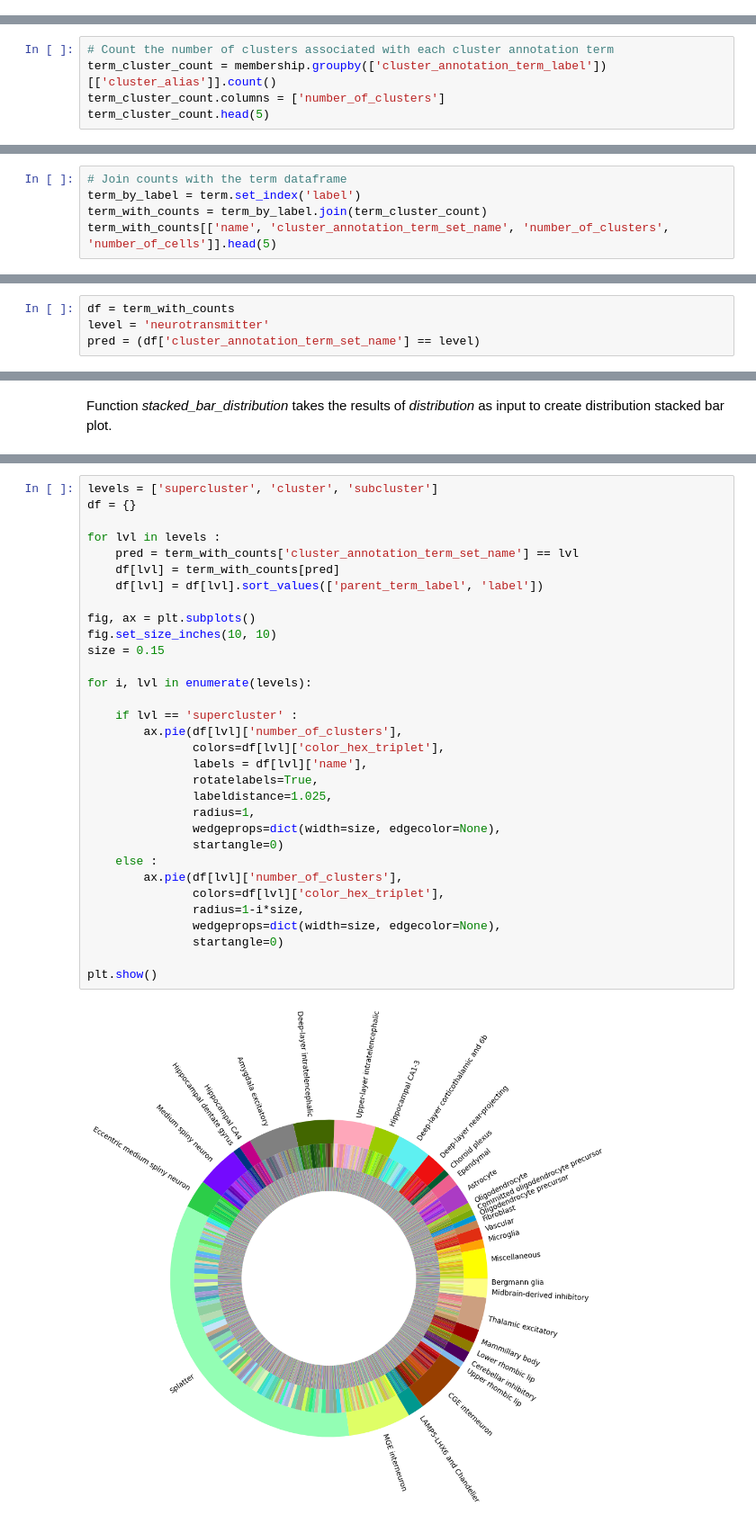
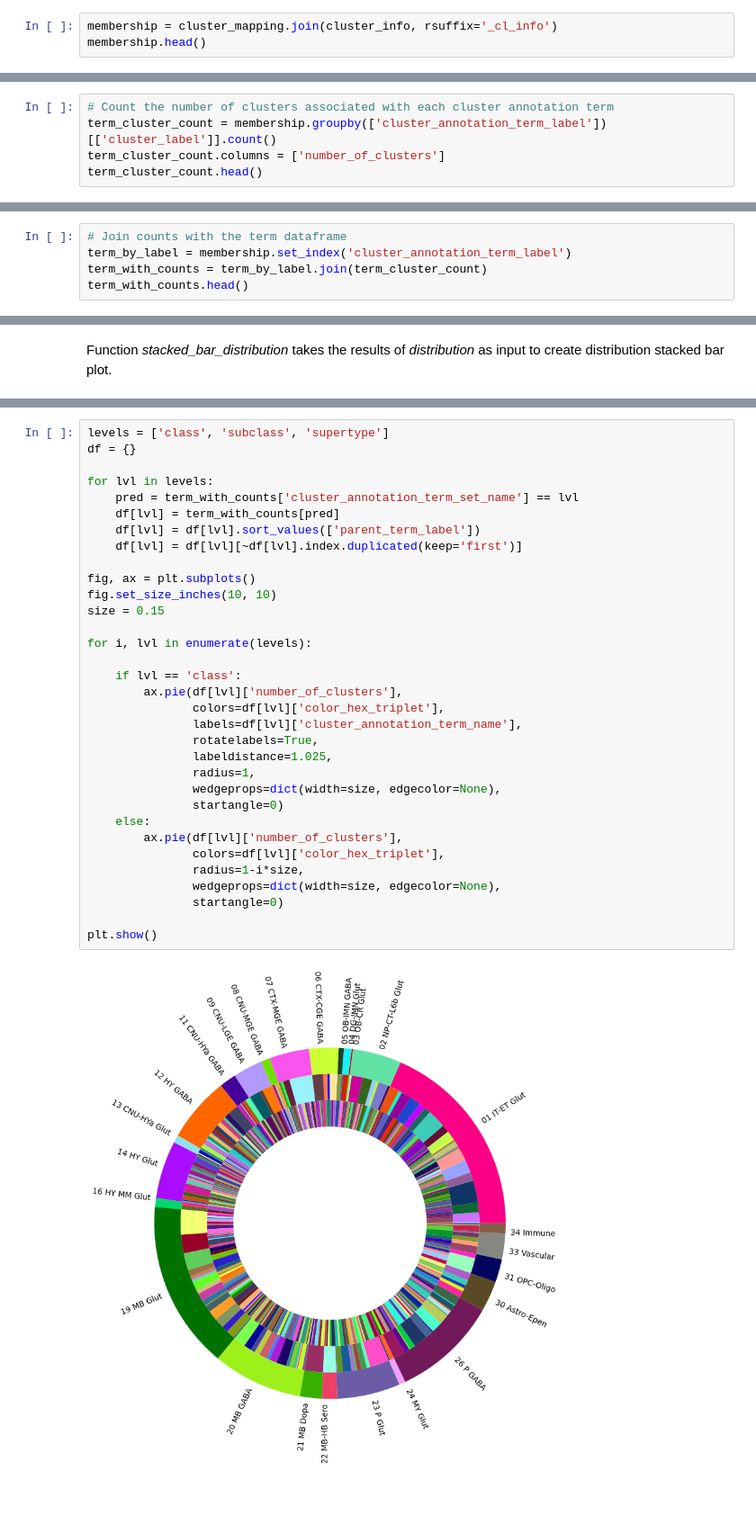
Before and after one commit to rachelhostetler/abc_atlas_access, a Jupyter notebook: notebooks/Zeng-Aging-Mouse_cluster_annotation_tutorial.ipynb, the cells around one changed output, grey strips where cells are left out. Shown at 90% size. Saved outputs shown, nothing was run; the diff lists cells and outputs as text; blank space fills up the shorter version.

```diff
--- a/notebooks/Zeng-Aging-Mouse_cluster_annotation_tutorial.ipynb
+++ b/notebooks/Zeng-Aging-Mouse_cluster_annotation_tutorial.ipynb
@@ -138,0 +117,3 @@ We can obtain cluster and cell counts per cluster annotation term using the pand
+# %%
+membership = cluster_mapping.join(cluster_info, rsuffix='_cl_info')
+membership.head()
@@ -139,8 +130,8 @@ We can obtain cluster and cell counts per cluster annotation term using the pand
 # %%
 # Count the number of clusters associated with each cluster annotation term
-term_cluster_count = membership.groupby(['cluster_annotation_term_label'])[['cluster_alias']].count()
+term_cluster_count = membership.groupby(['cluster_annotation_term_label'])[['cluster_label']].count()
 term_cluster_count.columns = ['number_of_clusters']
-term_cluster_count.head(5)
+term_cluster_count.head()
 # %% [output]
 |  | number_of_clusters |
 | cluster_annotation_term_label |  |
@@ -152,6 +143,6 @@ term_cluster_count.head(5)
 # %%
 # Join counts with the term dataframe
-term_by_label = term.set_index('label')
+term_by_label = membership.set_index('cluster_annotation_term_label')
 term_with_counts = term_by_label.join(term_cluster_count)
-term_with_counts[['name', 'cluster_annotation_term_set_name', 'number_of_clusters', 'number_of_cells']].head(5)
+term_with_counts.head()
 # %% [output]
@@ -191,4 +199,0 @@ The majority of clusters and cells are of glutamatergic, GABAergic or GABA-glyci
-# %%
-df = term_with_counts
-level = 'neurotransmitter'
-pred = (df['cluster_annotation_term_set_name'] == level)
@@ -302,34 +322,35 @@ Term sets: supercluster, cluster, and subcluster forms a three level human whole
 # %%
-levels = ['supercluster', 'cluster', 'subcluster']
+levels = ['class', 'subclass', 'supertype']
 df = {}
 
-for lvl in levels :
+for lvl in levels:
     pred = term_with_counts['cluster_annotation_term_set_name'] == lvl
     df[lvl] = term_with_counts[pred]
-    df[lvl] = df[lvl].sort_values(['parent_term_label', 'label'])
+    df[lvl] = df[lvl].sort_values(['parent_term_label'])
+    df[lvl] = df[lvl][~df[lvl].index.duplicated(keep='first')]
 
 fig, ax = plt.subplots()
 fig.set_size_inches(10, 10)
 size = 0.15
 
 for i, lvl in enumerate(levels):
 
-    if lvl == 'supercluster' :
+    if lvl == 'class':
         ax.pie(df[lvl]['number_of_clusters'],
                colors=df[lvl]['color_hex_triplet'],
-               labels = df[lvl]['name'],
+               labels=df[lvl]['cluster_annotation_term_name'],
                rotatelabels=True,
                labeldistance=1.025,
                radius=1,
                wedgeprops=dict(width=size, edgecolor=None),
                startangle=0)
-    else :
+    else:
         ax.pie(df[lvl]['number_of_clusters'],
                colors=df[lvl]['color_hex_triplet'],
                radius=1-i*size,
                wedgeprops=dict(width=size, edgecolor=None),
                startangle=0)
 
 plt.show()
 # %% [output]
-[figure, old version]
+[figure, new version]
```
Also changed, not shown: parts of 51 cells of this notebook, 1 other file.
